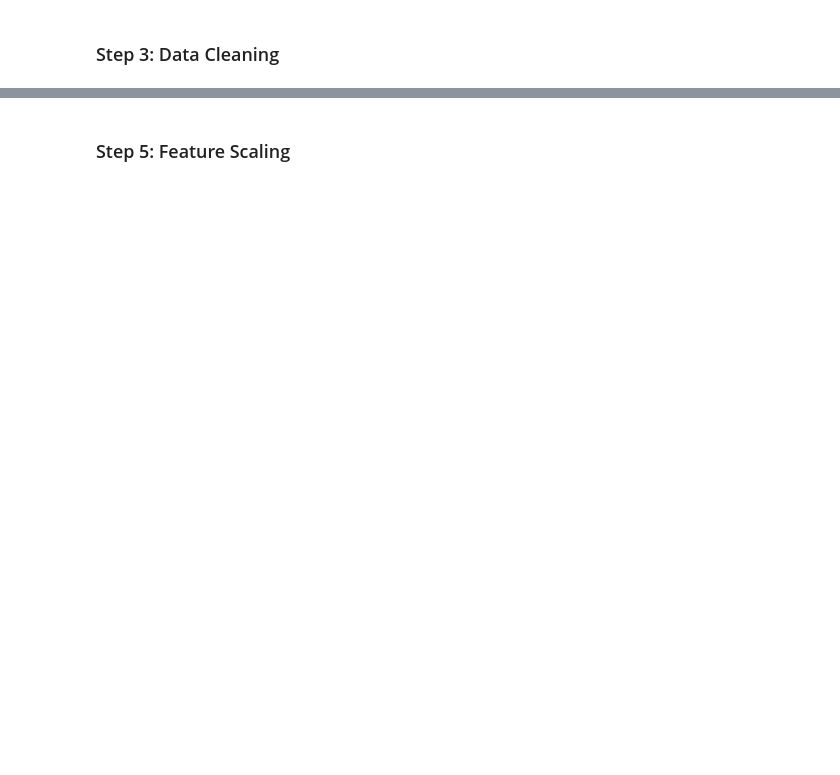
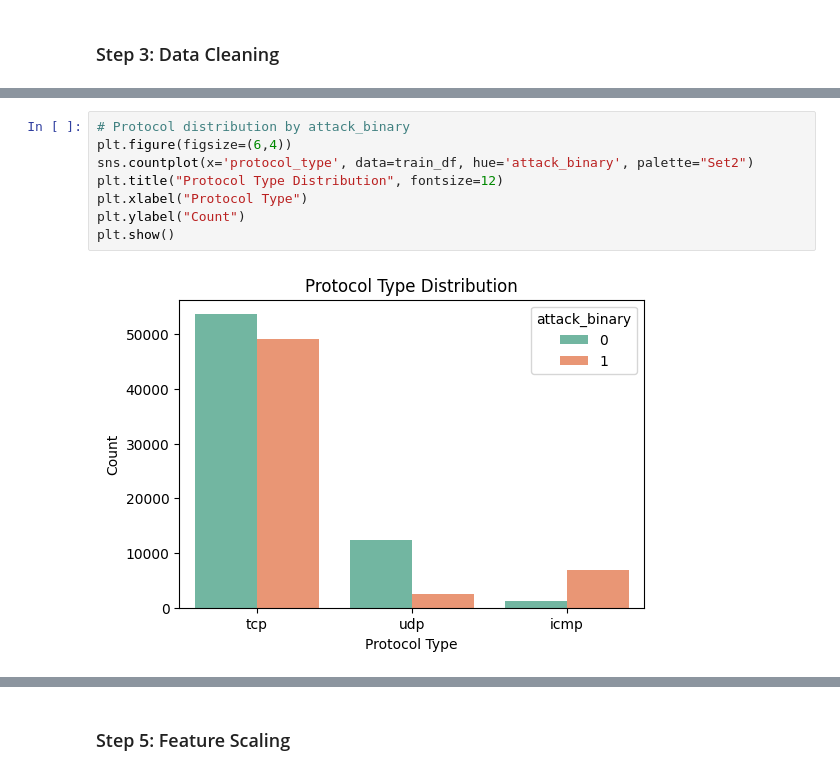
Before and after one commit to SpringBoardMentor193s/SentinelNet, a Jupyter notebook: notebooks/nslkdd_preprocessing.ipynb, the cells around one changed output, grey strips where cells are left out. Cells and saved outputs as stored; diff of their text form; blank space fills up the shorter version.

```diff
--- a/notebooks/nslkdd_preprocessing.ipynb
+++ b/notebooks/nslkdd_preprocessing.ipynb
@@ -109,0 +133,10 @@ KeyError: "None of [Index(['protocol_type', 'service', 'flag'], dtype='object')]
+# %%
+# Protocol distribution by attack_binary
+plt.figure(figsize=(6,4))
+sns.countplot(x='protocol_type', data=train_df, hue='attack_binary', palette="Set2")
+plt.title("Protocol Type Distribution", fontsize=12)
+plt.xlabel("Protocol Type")
+plt.ylabel("Count")
+plt.show()
+# %% [output]
+[figure, added]
```
Also changed, not shown: parts of 18 cells of this notebook.
